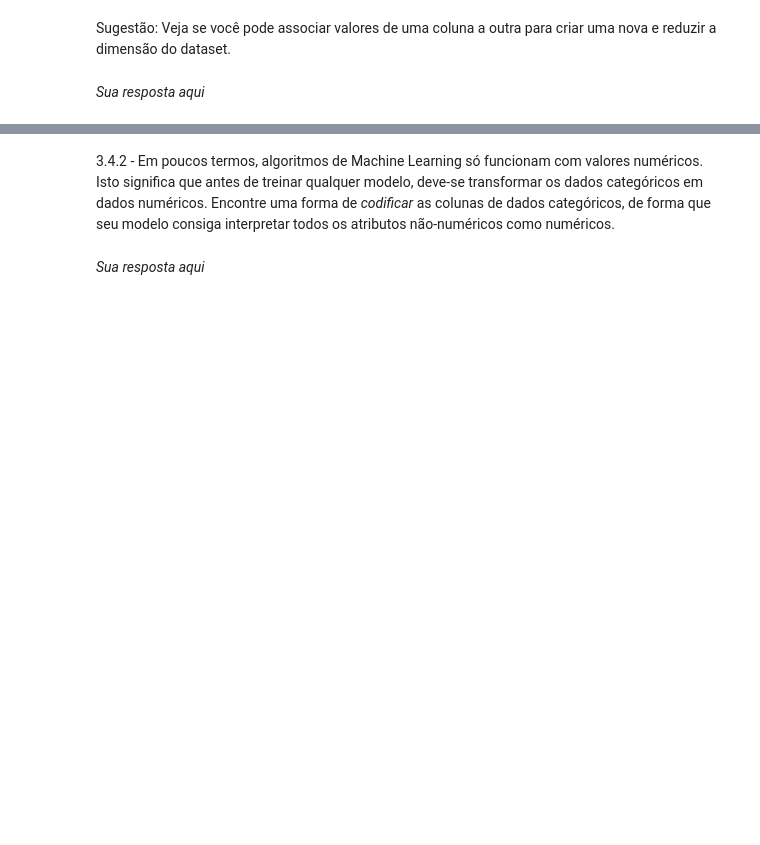
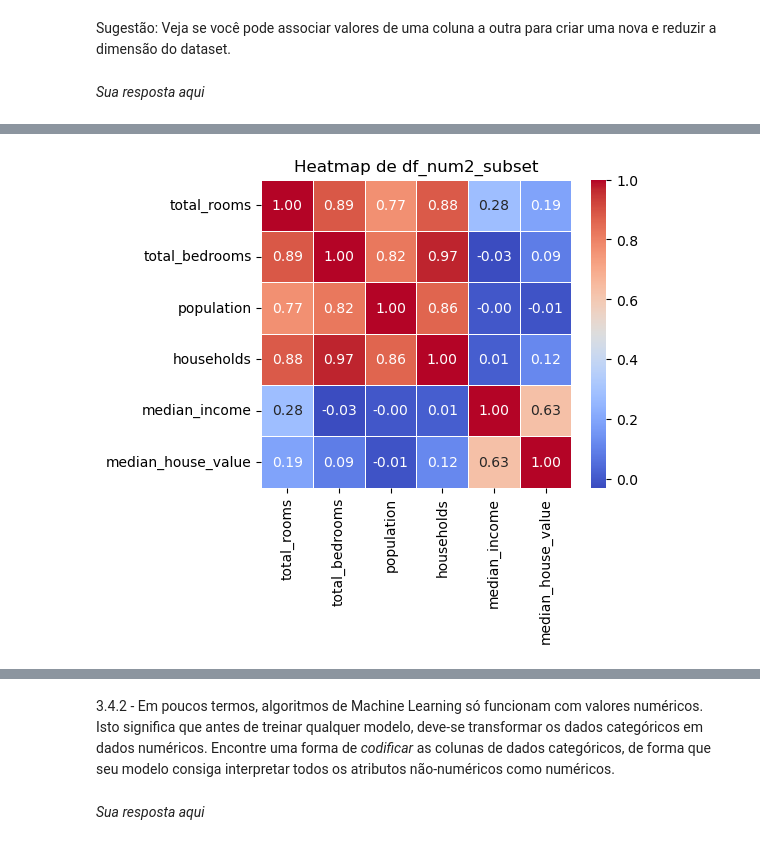
Before and after one commit to lharanhamg/TAIL_notebook_2025, a Jupyter notebook: Cópia_de_Fase2_Luis_Aranha_2025.ipynb, the cells around one changed output, grey strips where cells are left out. Saved outputs shown, nothing was run; the diff lists cells and outputs as text; code cells hidden in the pictures; blank space fills up the shorter version.

```diff
--- a/Cópia_de_Fase2_Luis_Aranha_2025.ipynb
+++ b/Cópia_de_Fase2_Luis_Aranha_2025.ipynb
@@ -1048,6 +1048,8 @@ num_cols = df_num2.select_dtypes(include=['float64','int64']).columns
 
 # Usei GPT para me auxiliar com a sintaxe do boxplot
 # e desenhar as linhas com os dados dos pontos de limite
+
+limits = {}
 
 for col in num_cols:
 
@@ -1060,7 +1062,9 @@ for col in num_cols:
     lines = ax.lines
     lower_whisker = lines[2].get_ydata()[0]
     upper_whisker = lines[3].get_ydata()[0]
-    median        = lines[4].get_ydata()[0]
+    median = lines[4].get_ydata()[0]
+
+    limits[col] = (lower_whisker, upper_whisker)
 
     for val, cor in [(lower_whisker,'red'), (upper_whisker,'red'), (median,'red')]:
         ax.axhline(val, color=cor, linestyle='-')
@@ -1095,0 +1114,8 @@ _Sua resposta aqui_
+# %%
+# Dropando as linhas com valores nulos na coluna
+# total_bedrooms, visto que são pouquíssimas ocorrências
+# comparado ao total de linhas do dataframe, então
+# provavelmente substituí-los por valores medianos
+# não teria um efeito significativo no modelo a ser treinado.
+# Portanto, vale mais a pena simplesmente excluí-los do dataframe.
+df_num2 = df_num2.dropna(subset=['total_bedrooms'])
@@ -1095,0 +1172,8 @@ _Sua resposta aqui_
+# %%
+# Dropando as linhas que não estão no intervalo
+# dos limites inferiores e superiores determinados
+# pelo boxplot respectivo da coluna.
+for col, (low, high) in limits.items():
+    if col == "housing_median_age" or col == "ocean_proximity_ord":
+        continue
+    df_num2 = df_num2[(df_num2[col] >= low) & (df_num2[col] <= high)]
@@ -1122,0 +1282,9 @@ _Sua resposta aqui_
+# %%
+cols_subset = ["total_rooms", "total_bedrooms", "population", "households", "median_income", "median_house_value"]
+corr_num2_subset = df_num2[cols_subset].corr(numeric_only=True)
+plt.figure(figsize=(5, 4))
+sns.heatmap(corr_num2_subset, annot=True, cmap='coolwarm', fmt=".2f", linewidths=0.5)
+plt.title("Heatmap de df_num2_subset")
+plt.show()
+# %% [output]
+[figure, added]
```
Also changed, not shown: parts of 18 cells of this notebook.
